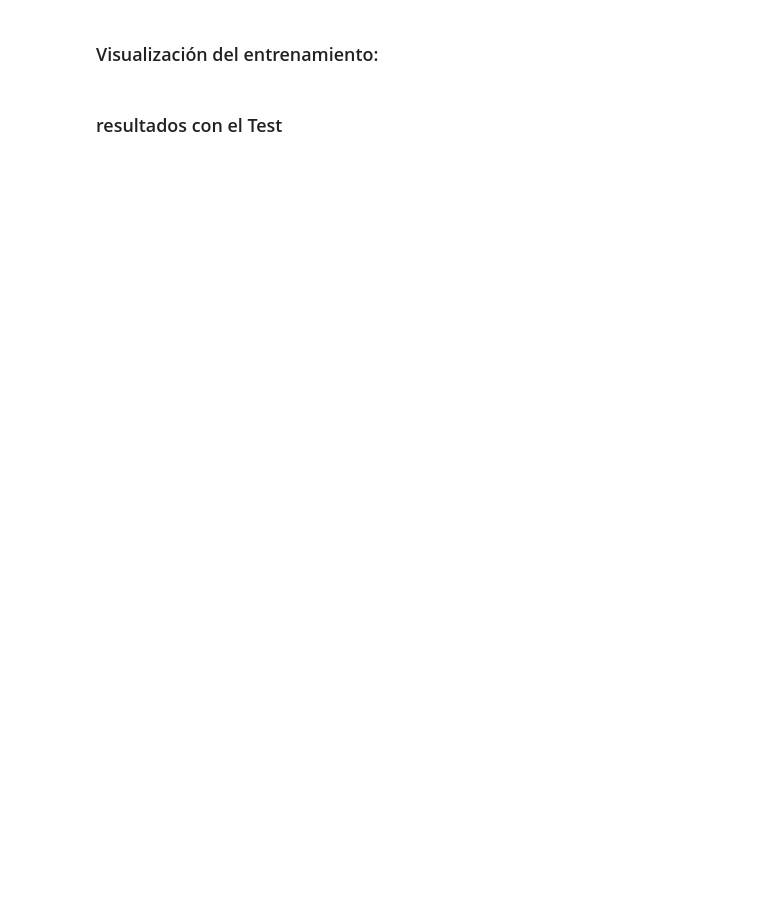
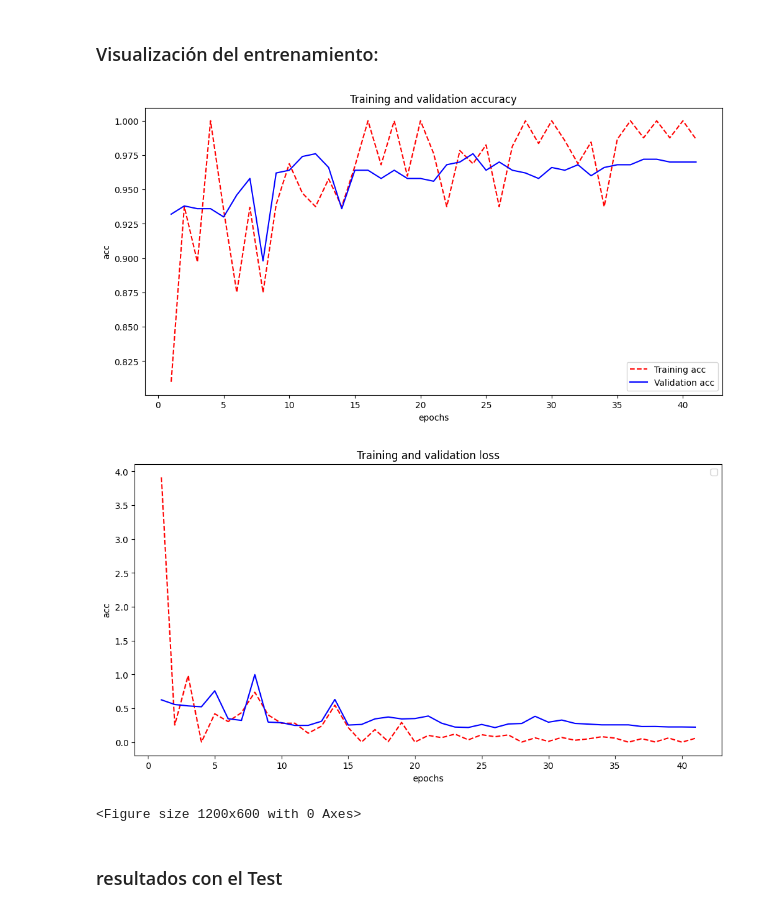
Before and after one commit to miguelandin/cats-and-dogs, a Jupyter notebook: CyD_Miguel_Cabrera.ipynb, the cells around one changed output. Saved outputs shown, nothing was run; the diff lists cells and outputs as text; code cells hidden in the pictures; blank space fills up the shorter version.

```diff
--- a/CyD_Miguel_Cabrera.ipynb
+++ b/CyD_Miguel_Cabrera.ipynb
@@ -456,13 +471,17 @@ historyFE0 = modelFE0.fit(
 # %%
 # Visualización del comportamiento del entrenamiento
 acc1 = historyFE0.history['acc']
 val_acc1 = historyFE0.history['val_acc']
 loss1 = historyFE0.history['loss']
 val_loss1 = historyFE0.history['val_loss']
-epochs1 = range(1, len(acc)+1, 1)
+epochs1 = range(1, len(acc1)+1, 1)
 
 showAccuracy(epochs1, acc1, val_acc1)
 showLoss(epochs1, loss1, val_loss1)
+# %% [output]
+[figure, added]
+[figure, added]
+<Figure size 1200x600 with 0 Axes>
 # %% [markdown]
 ### resultados con el Test
 # %%
```
Also changed, not shown: parts of 12 cells of this notebook, 2 other files.
